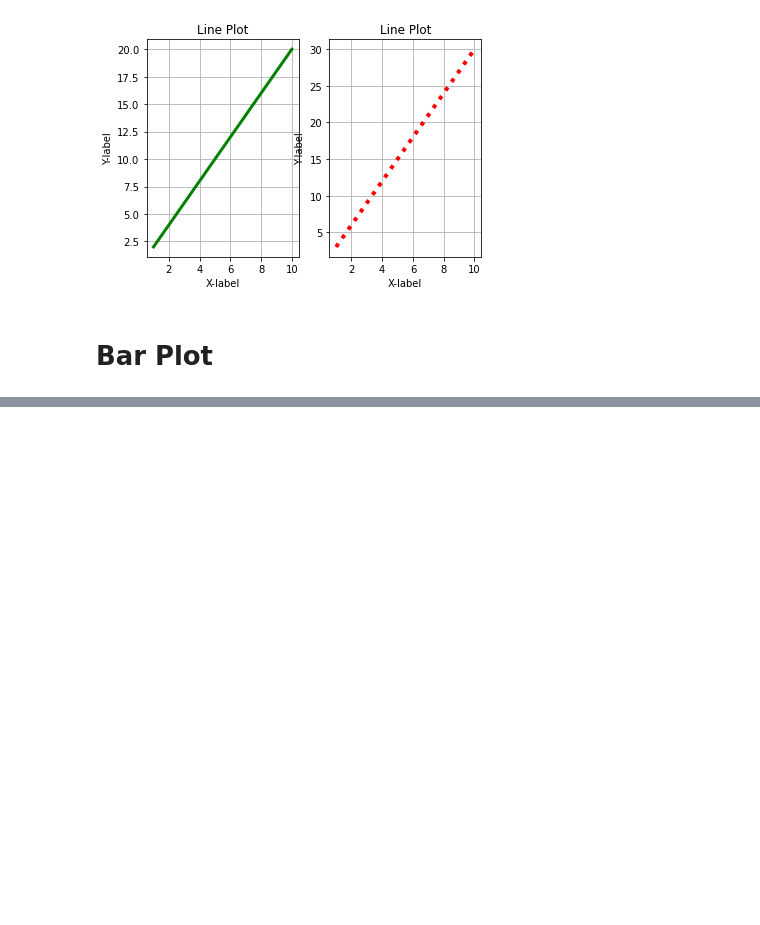
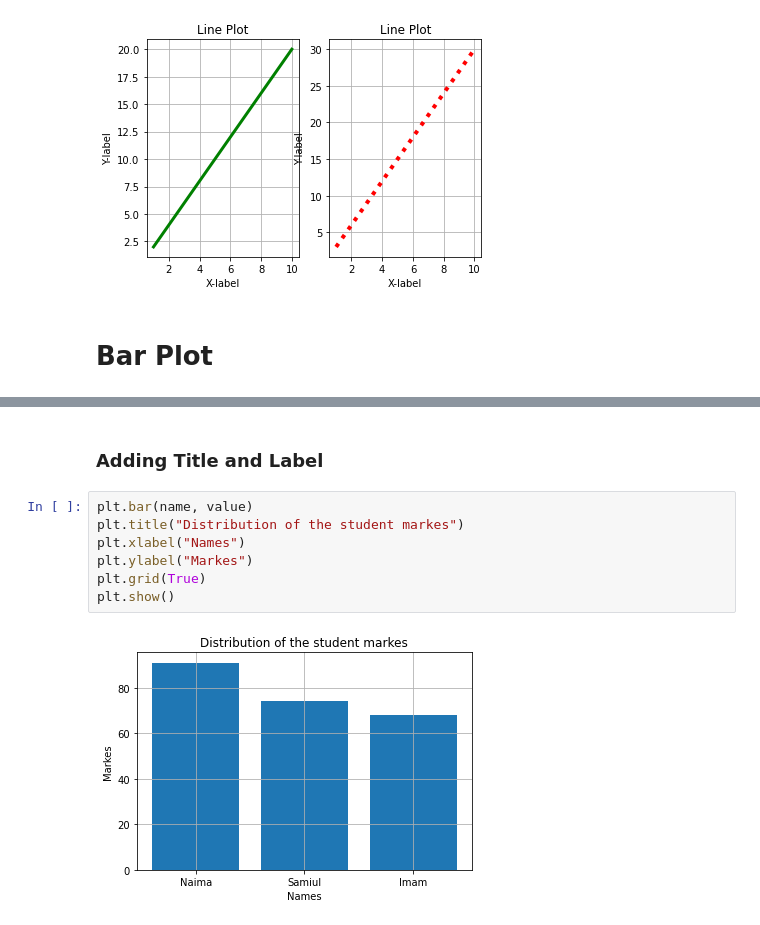
Before and after one commit to imamahasane/Matplotlib_Practices, a Jupyter notebook: MatplotlibPractice.ipynb, the cells around one changed output, grey strips where cells are left out. Drawn from its saved outputs; the diff is of its cells as text; blank space fills up the shorter version.

```diff
--- a/MatplotlibPractice.ipynb
+++ b/MatplotlibPractice.ipynb
@@ -137,0 +159,11 @@ plt.show()
+# %% [markdown]
+### Adding Title and Label
+# %%
+plt.bar(name, value)
+plt.title("Distribution of the student markes")
+plt.xlabel("Names")
+plt.ylabel("Markes")
+plt.grid(True)
+plt.show()
+# %% [output]
+[figure, added]
```
Also changed, not shown: parts of 31 cells of this notebook, 1 other file.
